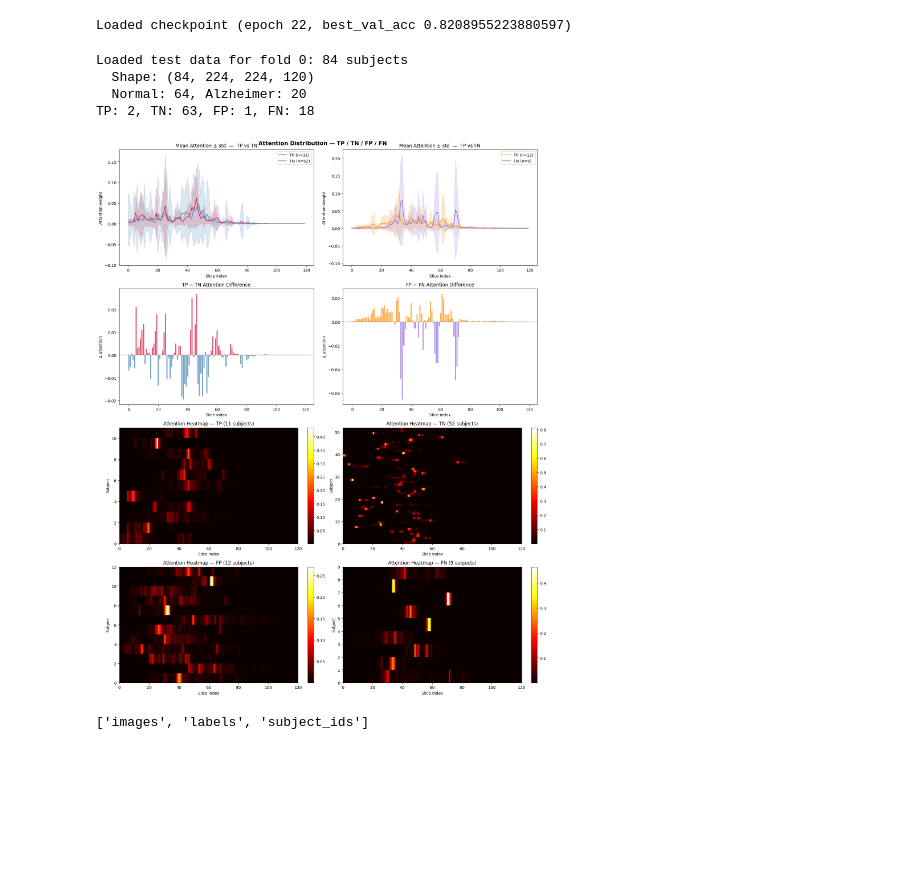
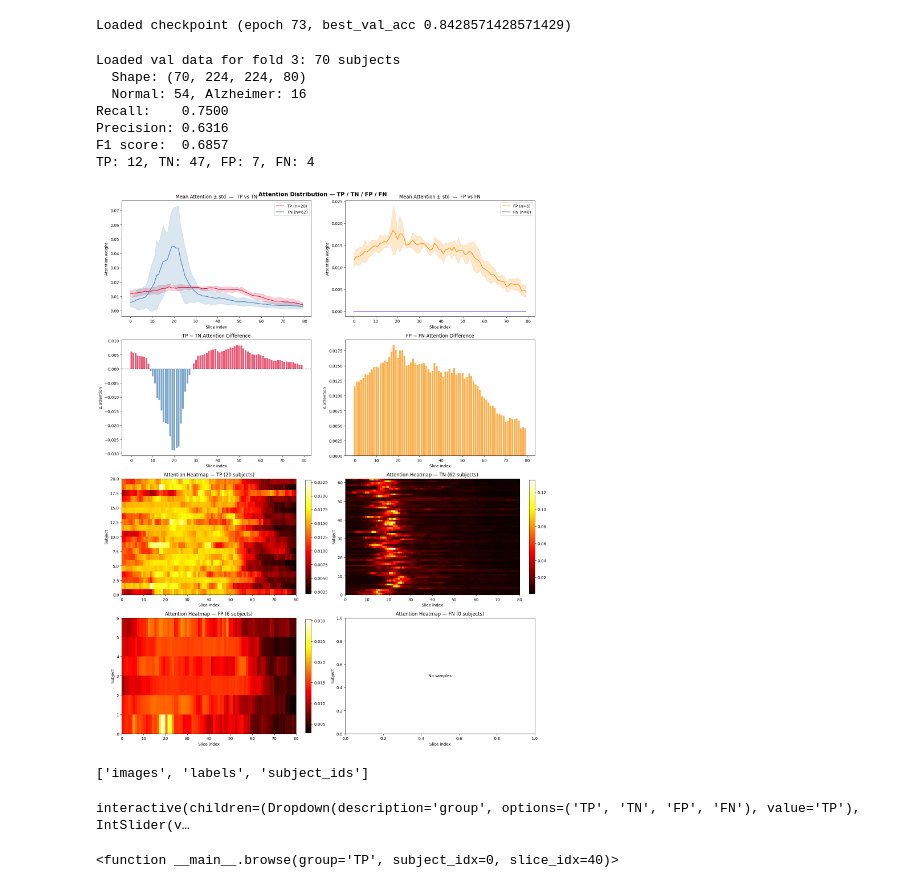
Before and after one commit to Nong-Duy-Tran/3D-Unet, a Jupyter notebook: notebook/analyze_attention.ipynb, the cells around one changed output. Cells and saved outputs as stored; diff of their text form; code cells hidden in the pictures; blank space fills up the shorter version.

```diff
--- a/notebook/analyze_attention.ipynb
+++ b/notebook/analyze_attention.ipynb
@@ -18,16 +12,22 @@ DEVICE     = torch.device('cuda' if torch.cuda.is_available() else 'cpu')
+# %%
+# CHECKPOINT = '../checkpoints/2d_cv5_32_base/fold_0/checkpoint_epoch_100.pth'
+CHECKPOINT = '../checkpoints/2d_cv5_sample/fold_3/best_model.pth'
+DATA_DIR   = '../data/processed_oasis_2d_cv5'
+FOLD       = 3
+DEVICE     = torch.device('cuda' if torch.cuda.is_available() else 'cpu')
 # %%
 model = SimpleCNN2DAttentionClassifier(
-    in_channels=1, num_classes=2, num_slices=120,
-    base_channels=32, dropout=0.3, use_content_based=True
+    in_channels=1, num_classes=2, num_slices=80,
+    base_channels=8, dropout=0.3, use_content_based=True
 )
 ckpt = torch.load(CHECKPOINT, map_location=DEVICE)
 model.load_state_dict(ckpt['model_state_dict'])
 model = model.to(DEVICE).eval()
 print(f"Loaded checkpoint (epoch {ckpt.get('epoch')}, best_val_acc {ckpt.get('best_val_acc', 'N/A')})")
 # %% [output]
-Loaded checkpoint (epoch 22, best_val_acc 0.8208955223880597)
+Loaded checkpoint (epoch 73, best_val_acc 0.8428571428571429)
 # %%
-dataset = OASIS2DDataset(DATA_DIR, fold=FOLD, split='test')
+dataset = OASIS2DDataset(DATA_DIR, fold=FOLD, split='val')
 loader  = DataLoader(dataset, batch_size=4, shuffle=False, num_workers=0)
 
 all_labels, all_preds, all_attn = [], [], []
@@ -42,7 +42,20 @@ with torch.no_grad():
         all_attn.append(attn.cpu())
 
 all_labels = torch.cat(all_labels).numpy()
-all_preds  = torch.cat(all_preds).numpy()
+all_preds = torch.cat(all_preds).numpy()
+
+tp = np.sum((all_labels == 1) & (all_preds == 1))
+fp = np.sum((all_labels == 0) & (all_preds == 1))
+fn = np.sum((all_labels == 1) & (all_preds == 0))
+
+precision = tp / (tp + fp) if (tp + fp) else 0.0
+recall = tp / (tp + fn) if (tp + fn) else 0.0
+f1 = 2 * precision * recall / (precision + recall) if (precision + recall) else 0.0
+
+print(f"Recall:    {recall:.4f}")
+print(f"Precision: {precision:.4f}")
+print(f"F1 score:  {f1:.4f}")
+
 all_attn   = torch.cat(all_attn).numpy()   # (N, 120)
 
 tp_idx = np.where((all_labels == 1) & (all_preds == 1))[0]
@@ -51,12 +64,15 @@ fp_idx = np.where((all_labels == 0) & (all_preds == 1))[0]  # predicted AD, actu
 fn_idx = np.where((all_labels == 1) & (all_preds == 0))[0]  # predicted Normal, actually AD
 print(f"TP: {len(tp_idx)}, TN: {len(tn_idx)}, FP: {len(fp_idx)}, FN: {len(fn_idx)}")
 # %% [output]
-Loaded test data for fold 0: 84 subjects
-  Shape: (84, 224, 224, 120)
-  Normal: 64, Alzheimer: 20
-TP: 2, TN: 63, FP: 1, FN: 18
+Loaded val data for fold 3: 70 subjects
+  Shape: (70, 224, 224, 80)
+  Normal: 54, Alzheimer: 16
+Recall:    0.7500
+Precision: 0.6316
+F1 score:  0.6857
+TP: 12, TN: 47, FP: 7, FN: 4
 # %%
-slice_axis = np.arange(120)
+slice_axis = np.arange(80)
 
 groups = {
     'TP': tp_idx, 'TN': tn_idx,
@@ -64,8 +80,8 @@ groups = {
 }
 colors = {'TP': 'crimson', 'TN': 'steelblue', 'FP': 'darkorange', 'FN': 'mediumpurple'}
 
-means = {k: all_attn[v].mean(axis=0) if len(v) else np.zeros(120) for k, v in groups.items()}
-stds  = {k: all_attn[v].std(axis=0)  if len(v) else np.zeros(120) for k, v in groups.items()}
+means = {k: all_attn[v].mean(axis=0) if len(v) else np.zeros(80) for k, v in groups.items()}
+stds  = {k: all_attn[v].std(axis=0)  if len(v) else np.zeros(80) for k, v in groups.items()}
 
 fig, axes = plt.subplots(4, 2, figsize=(16, 20))
 fig.suptitle('Attention Distribution — TP / TN / FP / FN', fontsize=14, fontweight='bold')
@@ -97,35 +113,35 @@ ax.bar(slice_axis, diff_tp_tn,
        color=['crimson' if d > 0 else 'steelblue' for d in diff_tp_tn], alpha=0.7)
 ax.axhline(0, color='black', lw=0.8, ls='--')
 ax.set_title('TP − TN Attention Difference')
 ax.set_xlabel('Slice index'); ax.set_ylabel('Δ attention')
 
 # --- Row 1: difference FP − FN ---
 ax = axes[1, 1]
 diff_fp_fn = means['FP'] - means['FN']
 ax.bar(slice_axis, diff_fp_fn,
        color=['darkorange' if d > 0 else 'mediumpurple' for d in diff_fp_fn], alpha=0.7)
 ax.axhline(0, color='black', lw=0.8, ls='--')
 ax.set_title('FP − FN Attention Difference')
 ax.set_xlabel('Slice index'); ax.set_ylabel('Δ attention')
 
 # --- Rows 2–3: heatmaps for all four groups ---
 for row, key in zip([2, 2, 3, 3], ['TP', 'TN', 'FP', 'FN']):
     col = 0 if key in ('TP', 'FP') else 1
     ax = axes[row, col]
     idxs = groups[key]
     if len(idxs):
         im = ax.imshow(all_attn[idxs], aspect='auto', cmap='hot',
-                       extent=[0, 120, 0, len(idxs)])
+                       extent=[0, 80, 0, len(idxs)])
         fig.colorbar(im, ax=ax, fraction=0.03)
     else:
         ax.text(0.5, 0.5, 'No samples', ha='center', va='center', transform=ax.transAxes)
     ax.set_title(f'Attention Heatmap — {key} ({len(idxs)} subjects)')
     ax.set_xlabel('Slice index'); ax.set_ylabel('Subject')
 
 plt.tight_layout()
 plt.show()
 # %% [output]
-[figure, old version]
+[figure, new version]
 # %%
 from ipywidgets import interact
 
@@ -141,7 +157,7 @@ subject_ids = data['subject_ids']  # (N,)
 
 group_indices = {'TP': tp_idx, 'TN': tn_idx, 'FP': fp_idx, 'FN': fn_idx}
 
-def browse(group='TP', subject_idx=0, slice_idx=60):
+def browse(group='TP', subject_idx=0, slice_idx=40):
     idxs = group_indices[group]
     if len(idxs) == 0:
         print(f"No subjects in group {group}.")
@@ -168,7 +184,7 @@ def browse(group='TP', subject_idx=0, slice_idx=60):
 
     # --- Attention bar for this subject ---
     ax = axes[1]
-    ax.bar(np.arange(120), all_attn[global_idx], color='steelblue', alpha=0.7)
+    ax.bar(np.arange(80), all_attn[global_idx], color='steelblue', alpha=0.7)
     ax.axvline(slice_idx, color='crimson', lw=1.5, ls='--',
                label=f'slice {slice_idx}  (attn={attn_val:.4f})')
     ax.set_xlabel('Slice index')
@@ -183,5 +199,8 @@ interact(
     browse,
     group     = ['TP', 'TN', 'FP', 'FN'],
     subject_idx = (0, max(len(v) - 1 for v in group_indices.values())),
-    slice_idx   = (0, 119),
+    slice_idx   = (0, 79),
 )
+# %% [output]
+interactive(children=(Dropdown(description='group', options=('TP', 'TN', 'FP', 'FN'), value='TP'), IntSlider(v…
+<function __main__.browse(group='TP', subject_idx=0, slice_idx=40)>
```
Also changed, not shown: parts of 1 cell of this notebook, 8 other files.
